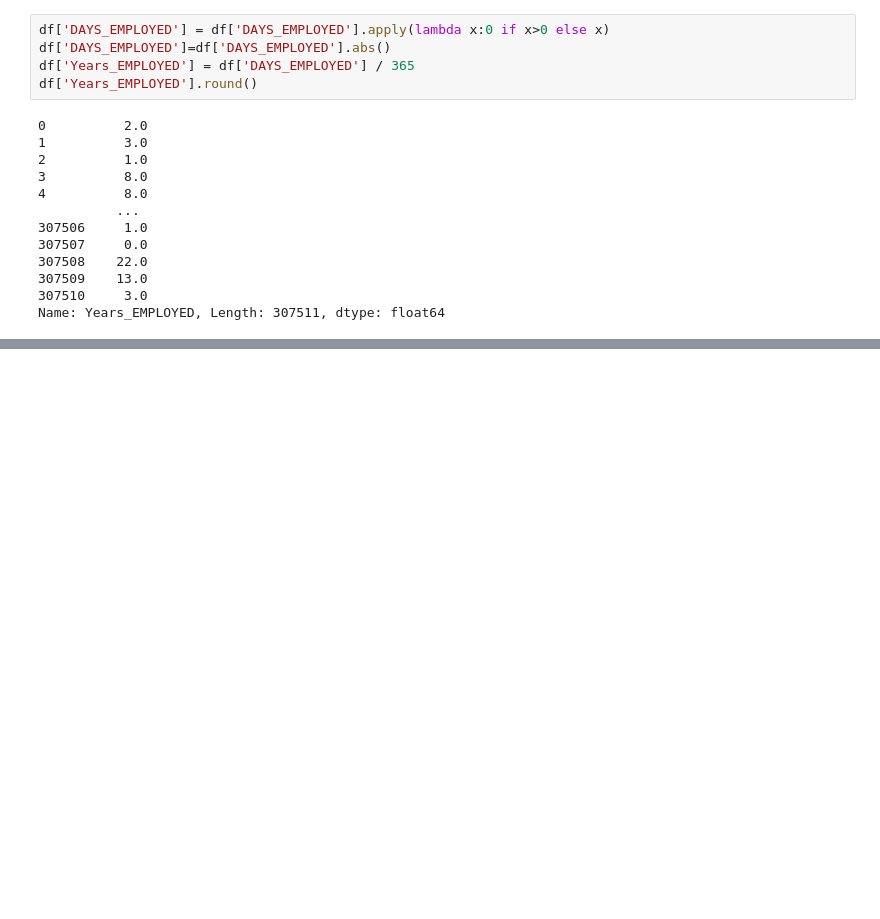
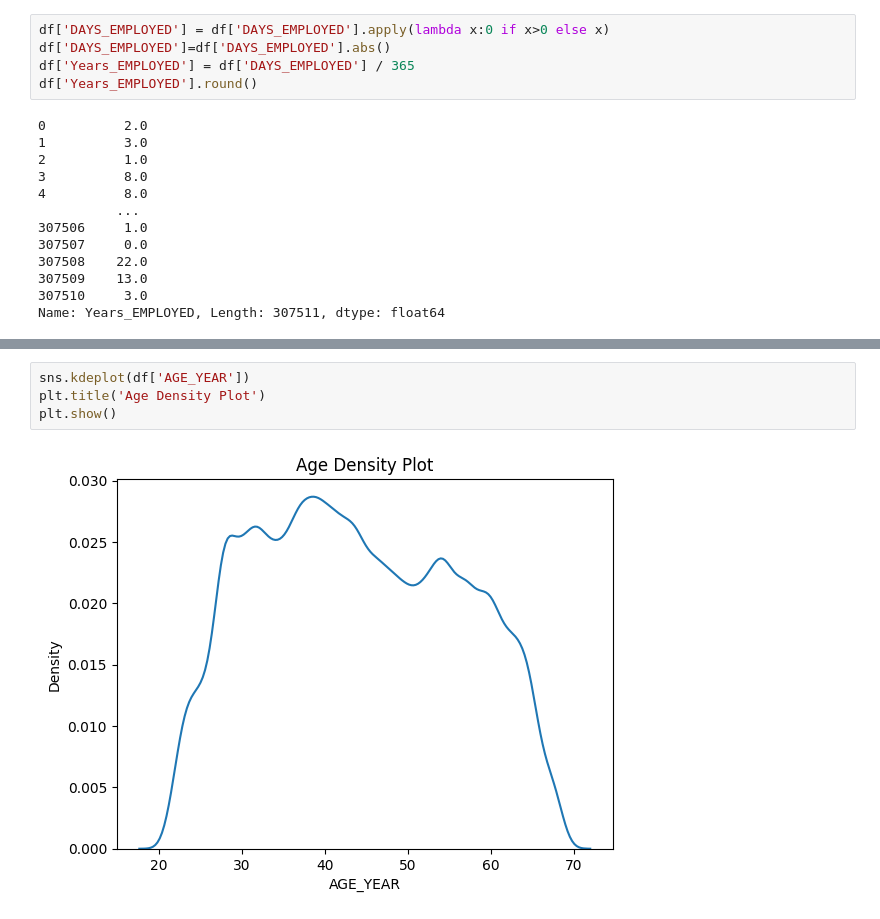
Before and after one commit to atharva3428/home-credit-analysis, a Jupyter notebook: analysis.ipynb, the cells around one changed output, grey strips where cells are left out. Drawn from its saved outputs; the diff is of its cells as text; blank space fills up the shorter version.

```diff
--- a/analysis.ipynb
+++ b/analysis.ipynb
@@ -95,0 +141,6 @@ Name: Years_EMPLOYED, Length: 307511, dtype: float64
+# %%
+sns.kdeplot(df['AGE_YEAR'])
+plt.title('Age Density Plot')
+plt.show()
+# %% [output]
+[figure, added]
```
Also changed, not shown: parts of 17 cells of this notebook.
